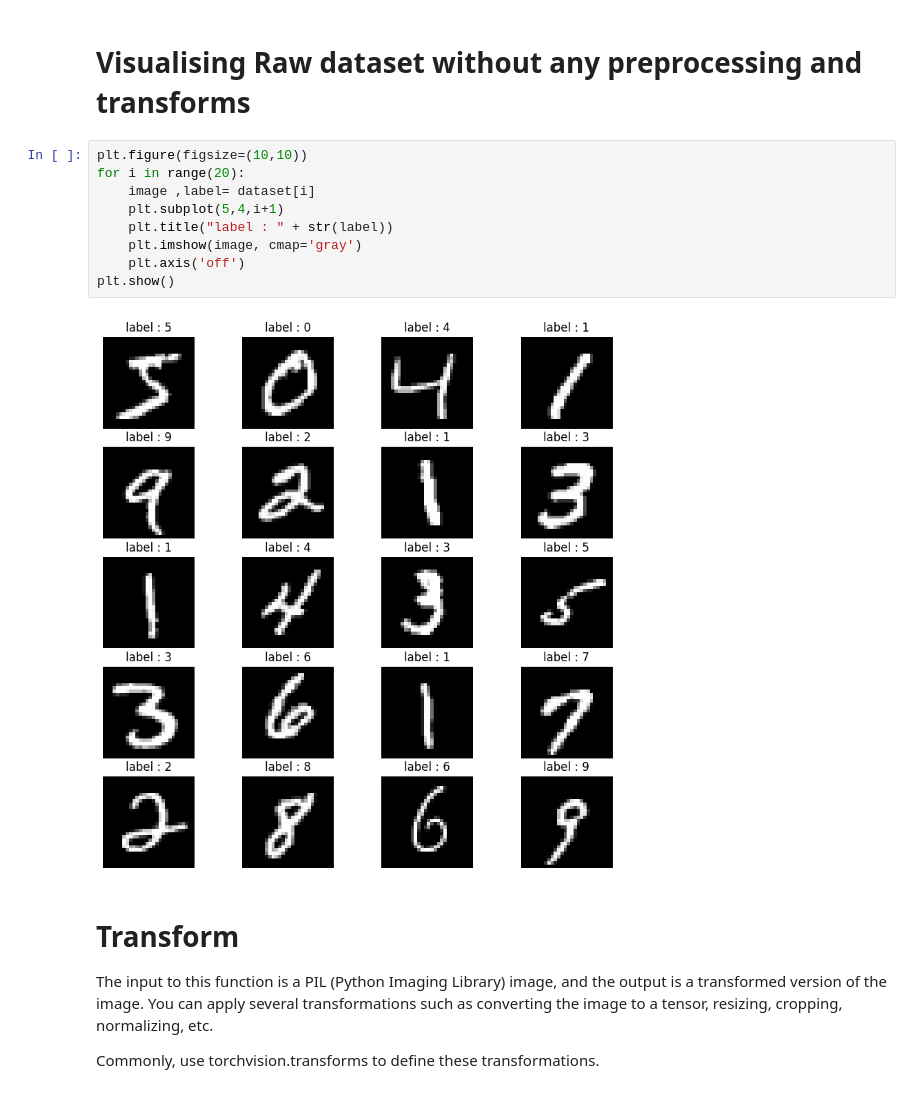
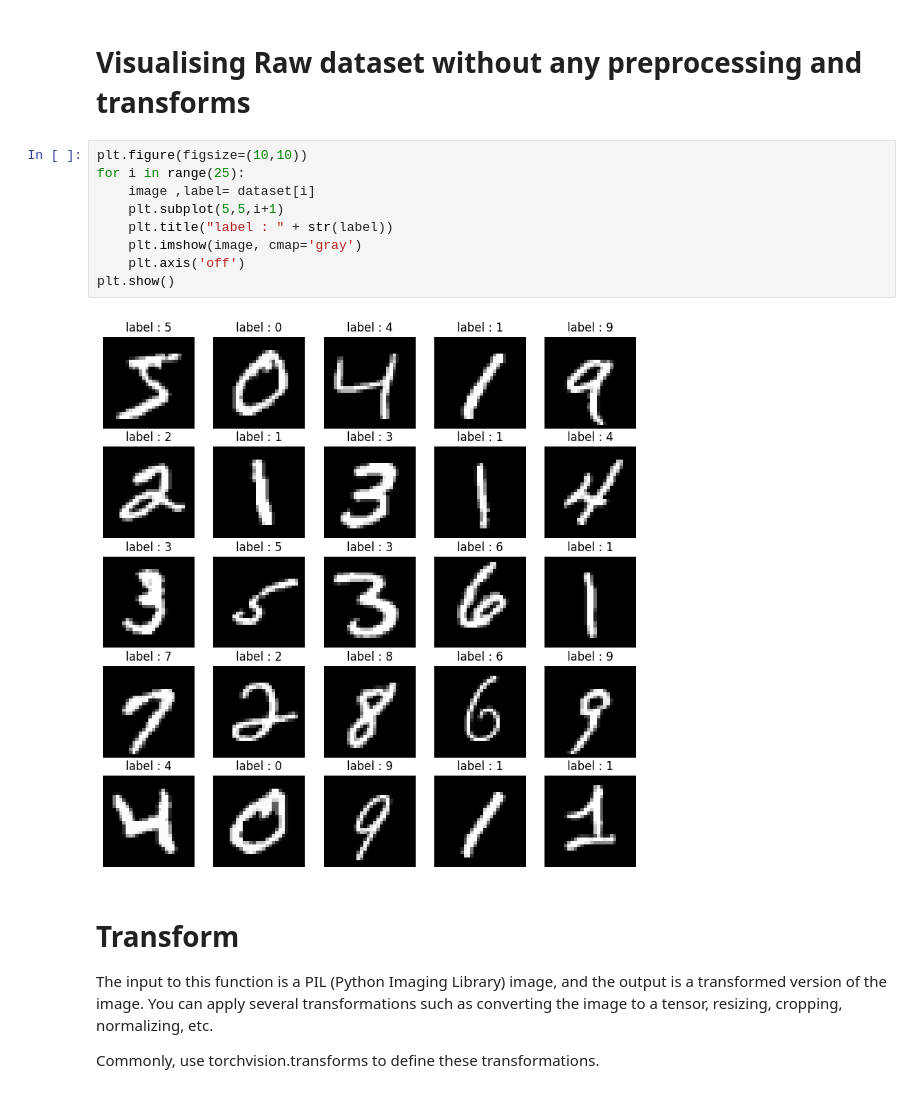
Before and after one commit to mentor-pranaya/Handwritten_Digit_Recognition_Infosys_Internship_Oct2024, a Jupyter notebook: Code.ipynb, the cells around one changed output. Saved outputs shown, nothing was run; the diff lists cells and outputs as text.

Commit message:
displaying 25 images

```diff
--- a/Code.ipynb
+++ b/Code.ipynb
@@ -39,15 +71,15 @@ dataset[0]
 # Visualising Raw dataset without any preprocessing and transforms
 # %%
 plt.figure(figsize=(10,10))
-for i in range(20):
+for i in range(25):
     image ,label= dataset[i]
-    plt.subplot(5,4,i+1)
+    plt.subplot(5,5,i+1)
     plt.title("label : " + str(label))
     plt.imshow(image, cmap='gray')
     plt.axis('off')
 plt.show()
 # %% [output]
-[figure, old version]
+[figure, new version]
 # %% [markdown]
 # Transform
 
```
Also changed, not shown: parts of 1 cell of this notebook, 1 other file.
